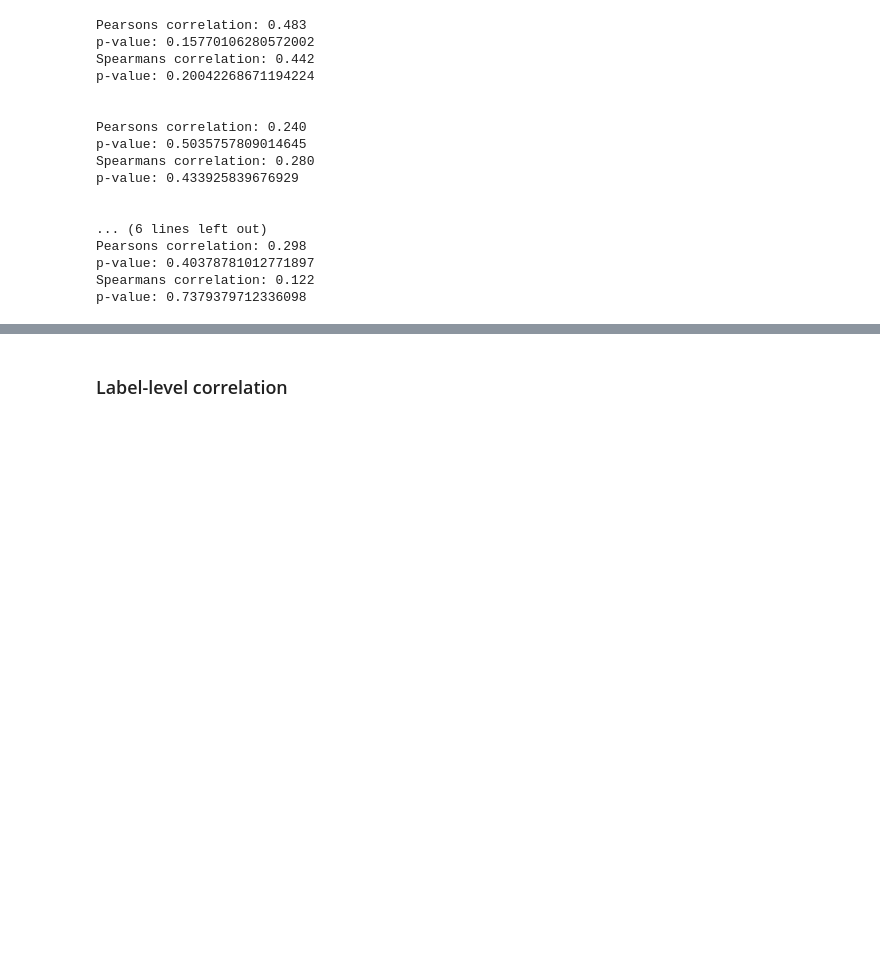
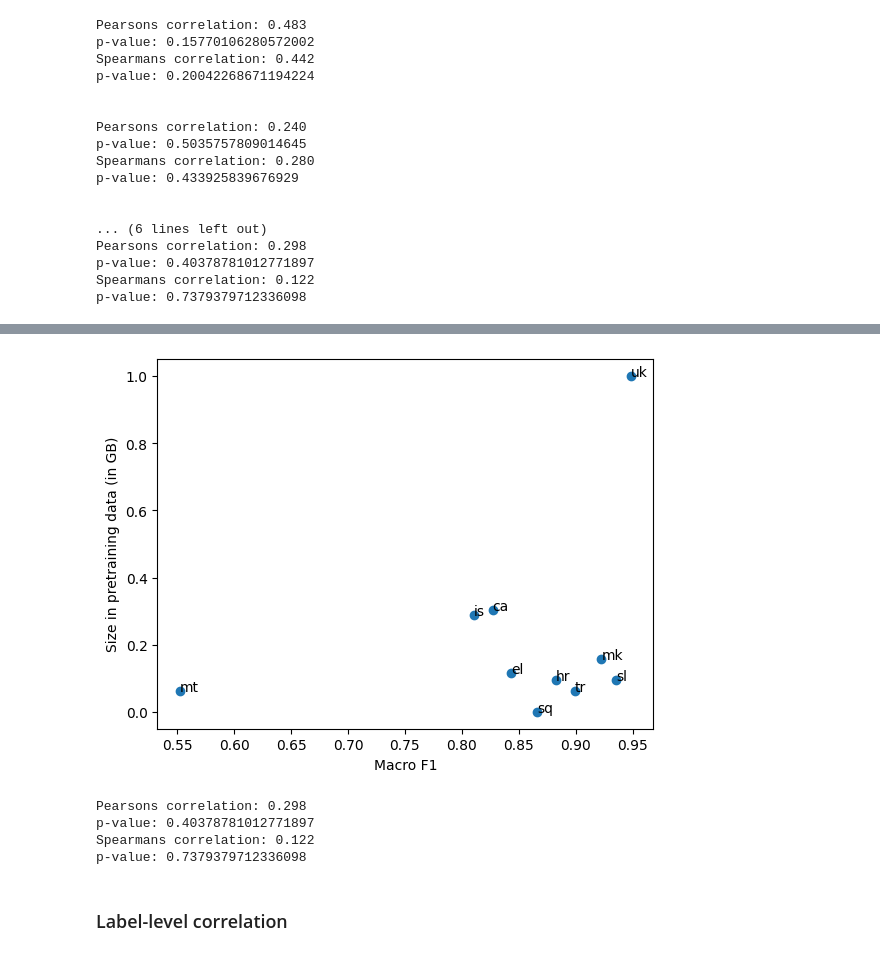
Before and after one commit to TajaKuzman/Crosslingual-Genre-Bias-Analysis, a Jupyter notebook: calculate_corelation_coefficient.ipynb, the cells around one changed output, grey strips where cells are left out. Cells and saved outputs as stored; diff of their text form; code cells hidden in the pictures; blank space fills up the shorter version.

```diff
--- a/calculate_corelation_coefficient.ipynb
+++ b/calculate_corelation_coefficient.ipynb
@@ -296,7 +290,9 @@ def normalize(list):
 	scaler.fit(data)
 	norm_list = scaler.transform(data)
 
-	return norm_list
+	final_list = [x[0] for x in norm_list]
+
+	return final_list
 
 sizes_list_norm = normalize(sizes_list)
 sizes_related_list_norm = normalize(sizes_related_list)
@@ -399,6 +344,16 @@ Pearsons correlation: 0.298
 p-value: 0.40378781012771897
 Spearmans correlation: 0.122
 p-value: 0.7379379712336098
+# %%
+# Get results for sizes_mb and sizes_mb_related
+
+analyse(macro_F1, sizes_mb_related_list_norm, x_name="Macro F1", y_name="Size in pretraining data (in GB)")
+# %% [output]
+[figure, added]
+Pearsons correlation: 0.298
+p-value: 0.40378781012771897
+Spearmans correlation: 0.122
+p-value: 0.7379379712336098
 # %% [markdown]
 ### Label-level correlation
 # %%
```
Also changed, not shown: parts of 39 cells of this notebook, 4 other files.
